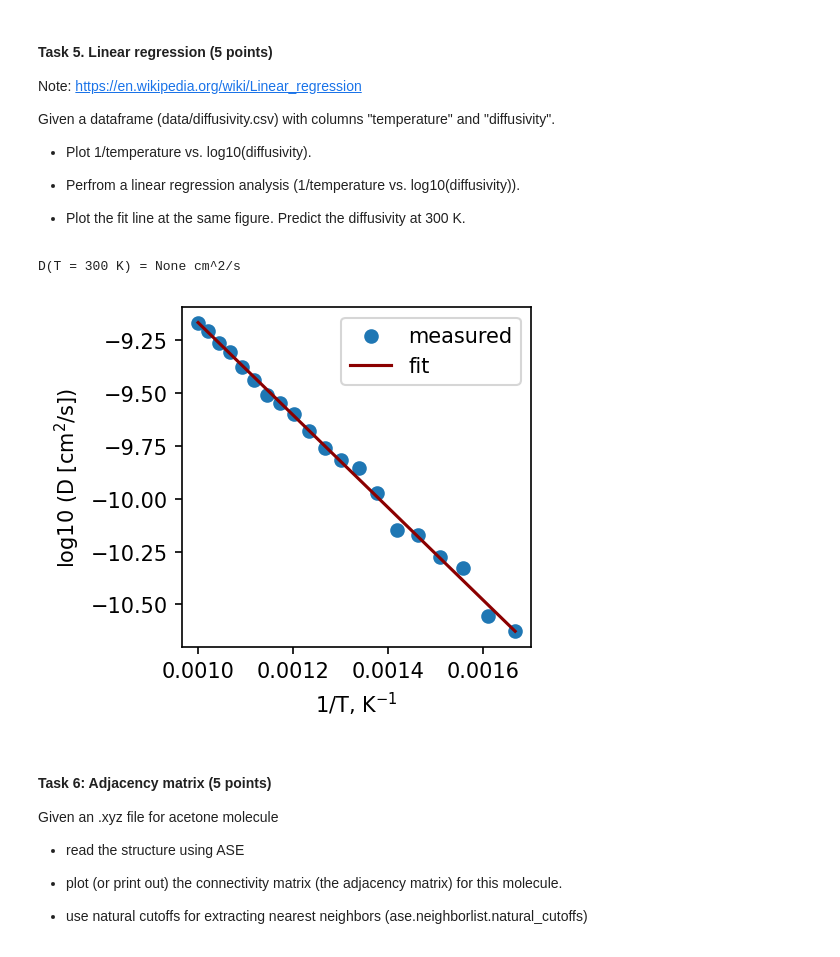
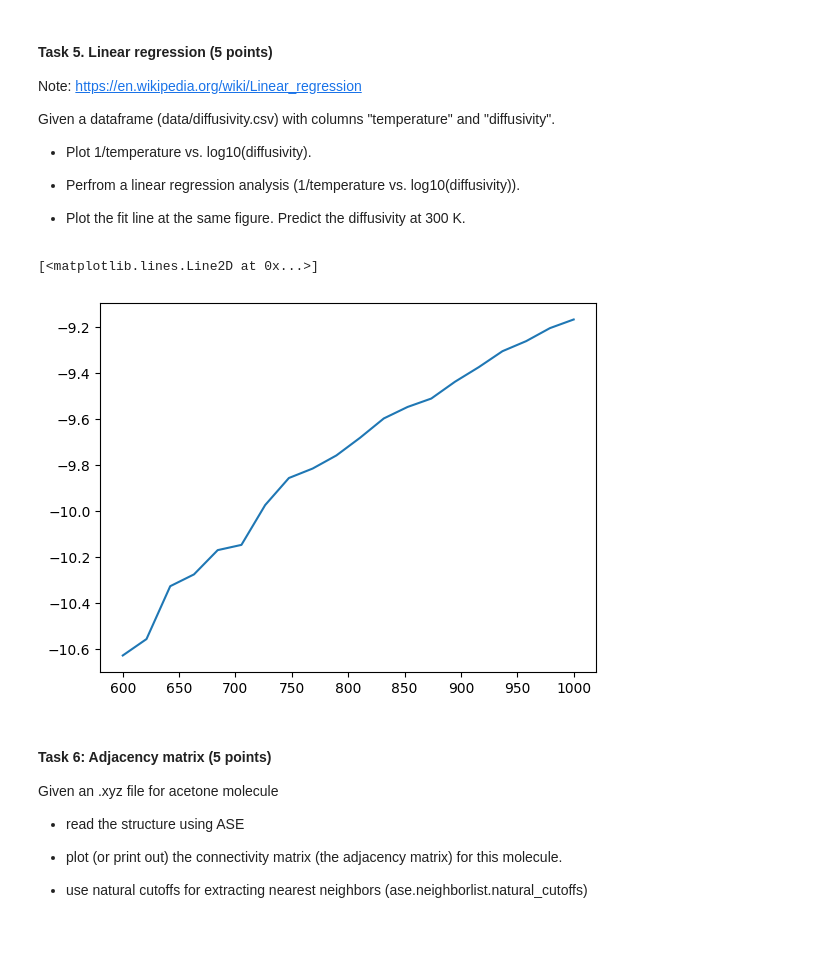
Before and after one commit to Nastya-golubkova/Golubkova_course_project2025, a Jupyter notebook: homeworks/hw1.ipynb, the cells around one changed output. Cells and saved outputs as stored; diff of their text form; code cells hidden in the pictures.

```diff
--- a/homeworks/hw1.ipynb
+++ b/homeworks/hw1.ipynb
@@ -263,14 +307,17 @@ Given a dataframe (data/diffusivity.csv) with columns "temperature" and "diffusi
 # %%
 from scipy.stats import linregress
 import pandas as pd
 
 
 D = None # D(T = 300 K)
 
 ### your code here ###
+
+df = pd.read_csv('data/diffusivity.csv')
+plt.plot(df['temperature'], np.log10(df['diffusivity']))
 # %% [output]
-D(T = 300 K) = None cm^2/s
+[<matplotlib.lines.Line2D at 0x...>]
-[figure, old version]
+[figure, new version]
 # %% [markdown]
 #### Task 6: Adjacency matrix (5 points)
 Given an .xyz file for acetone molecule
```
Also changed, not shown: parts of 2 cells of this notebook.
